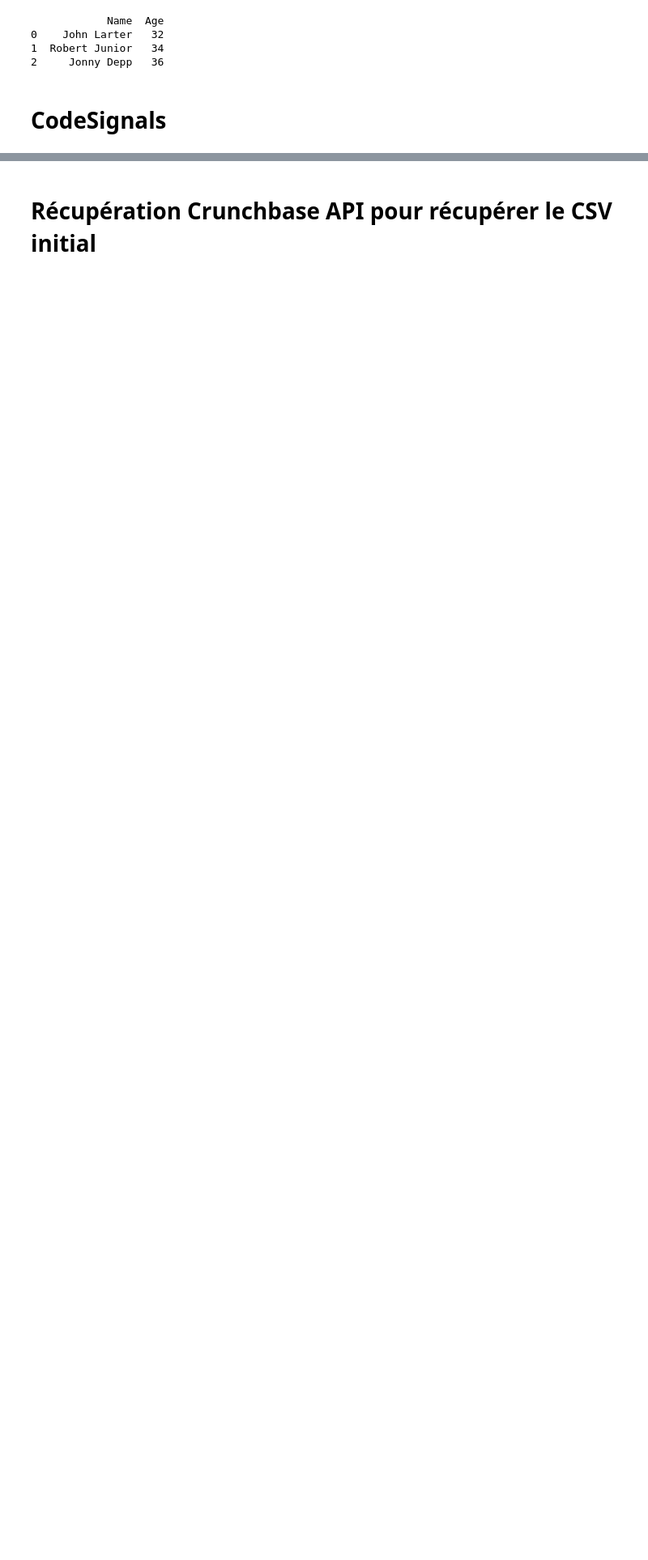
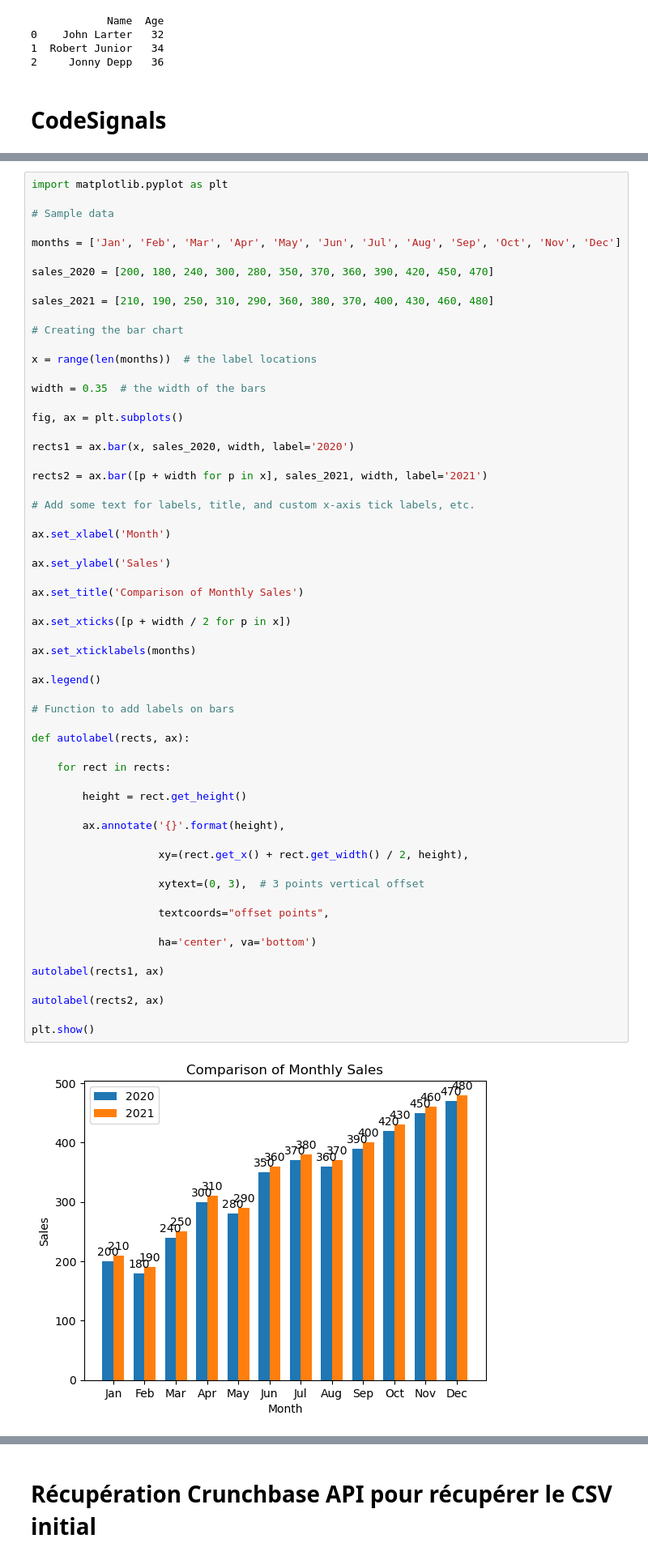
Before and after one commit to Axias10/360capital, a Jupyter notebook: playground.ipynb, the cells around one changed output, grey strips where cells are left out. Shown at 81% size. Saved outputs shown, nothing was run; the diff lists cells and outputs as text; blank space fills up the shorter version.

```diff
--- a/playground.ipynb
+++ b/playground.ipynb
@@ -1193,3 +1318,65 @@ df = pd.DataFrame({
+# %%
+import matplotlib.pyplot as plt
+
+# Sample data
+
+months = ['Jan', 'Feb', 'Mar', 'Apr', 'May', 'Jun', 'Jul', 'Aug', 'Sep', 'Oct', 'Nov', 'Dec']
+
+sales_2020 = [200, 180, 240, 300, 280, 350, 370, 360, 390, 420, 450, 470]
+
+sales_2021 = [210, 190, 250, 310, 290, 360, 380, 370, 400, 430, 460, 480]
+
+# Creating the bar chart
+
+x = range(len(months))  # the label locations
+
+width = 0.35  # the width of the bars
+
+fig, ax = plt.subplots()
+
+rects1 = ax.bar(x, sales_2020, width, label='2020')
+
+rects2 = ax.bar([p + width for p in x], sales_2021, width, label='2021')
+
+# Add some text for labels, title, and custom x-axis tick labels, etc.
+
+ax.set_xlabel('Month')
+
+ax.set_ylabel('Sales')
+
+ax.set_title('Comparison of Monthly Sales')
+
+ax.set_xticks([p + width / 2 for p in x])
+
+ax.set_xticklabels(months)
+
+ax.legend()
+
+# Function to add labels on bars
+
+def autolabel(rects, ax):
+
+    for rect in rects:
+
+        height = rect.get_height()
+
+        ax.annotate('{}'.format(height),
+
+                    xy=(rect.get_x() + rect.get_width() / 2, height),
+
+                    xytext=(0, 3),  # 3 points vertical offset
+
+                    textcoords="offset points",
+
+                    ha='center', va='bottom')
+
+autolabel(rects1, ax)
+
+autolabel(rects2, ax)
+
+plt.show()
+# %% [output]
+[figure, added]
 # %%
 from collections import defaultdict
 
```
Also changed, not shown: parts of 29 cells of this notebook.
